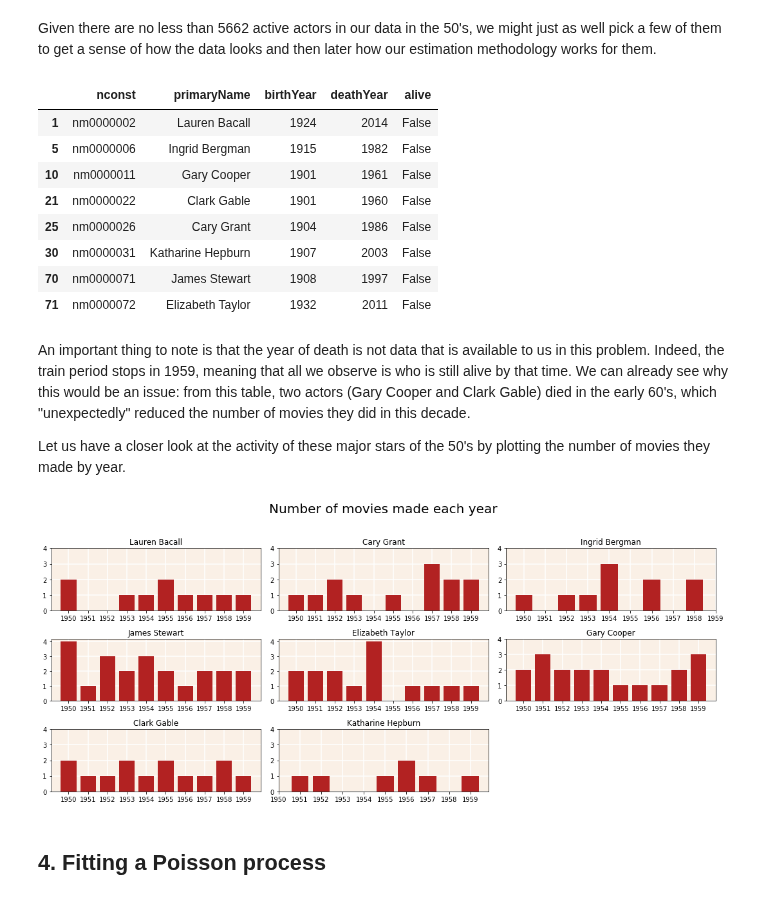
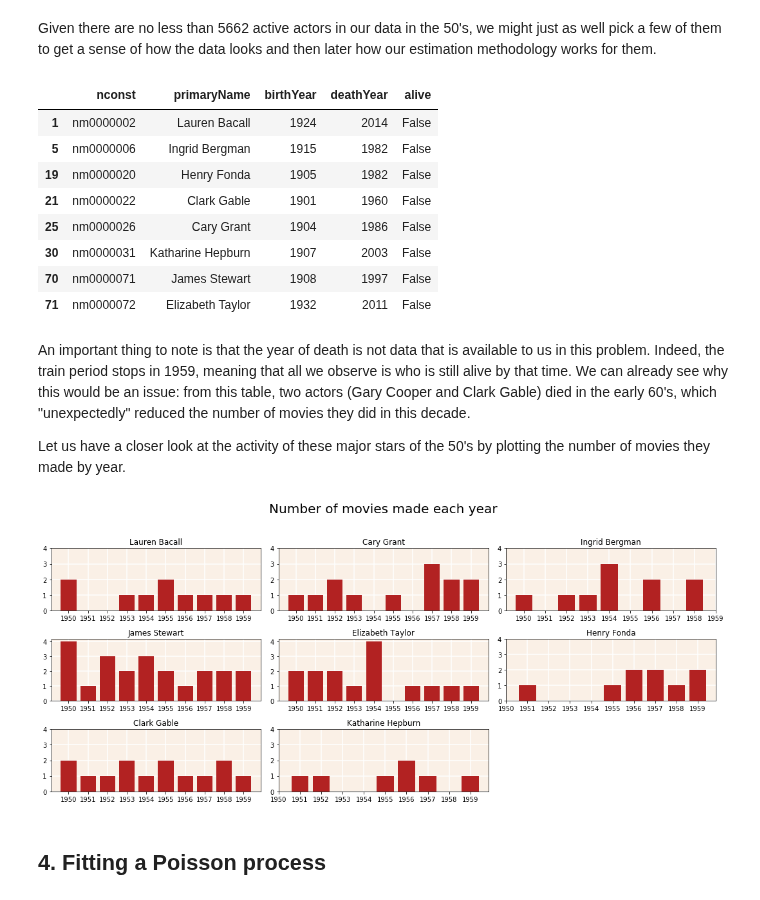
Before and after one commit to MaximeKan/Statistical-Modeling, a Jupyter notebook: Actors_movie_counts.ipynb, the cells around one changed output. Cells and saved outputs as stored; diff of their text form; code cells hidden in the pictures.

```diff
--- a/Actors_movie_counts.ipynb
+++ b/Actors_movie_counts.ipynb
@@ -157,16 +157,16 @@ There are 5668 active actors between 1950 and 1959 in our data.
 # %% [markdown]
 Given there are no less than 5662 active actors in our data in the 50's, we might just as well pick a few of them to get a sense of how the data looks and then later how our estimation methodology works for them.
 # %%
-actors = ["Lauren Bacall", "Cary Grant", "Ingrid Bergman", "James Stewart", "Elizabeth Taylor", "Gary Cooper",
+actors = ["Lauren Bacall", "Cary Grant", "Ingrid Bergman", "James Stewart", "Elizabeth Taylor", "Henry Fonda",
          "Clark Gable", "Katharine Hepburn"]
 
 names_actors = classic_names[classic_names.primaryName.isin(actors)].head(len(actors))
 names_actors
 # %% [output]
 |  | nconst | primaryName | birthYear | deathYear | alive |
 | 1 | nm0000002 | Lauren Bacall | 1924 | 2014 | False |
 | 5 | nm0000006 | Ingrid Bergman | 1915 | 1982 | False |
-| 10 | nm0000011 | Gary Cooper | 1901 | 1961 | False |
+| 19 | nm0000020 | Henry Fonda | 1905 | 1982 | False |
 | 21 | nm0000022 | Clark Gable | 1901 | 1960 | False |
 | 25 | nm0000026 | Cary Grant | 1904 | 1986 | False |
 | 30 | nm0000031 | Katharine Hepburn | 1907 | 2003 | False |
@@ -201,7 +201,7 @@ def plot_history_actors(actors):
 # %%
 plot_history_actors(actors)
 # %% [output]
-[figure, old version]
+[figure, new version]
 # %% [markdown]
 ## 4. Fitting a Poisson process
 # %% [markdown]
```
Also changed, not shown: parts of 8 cells of this notebook.
